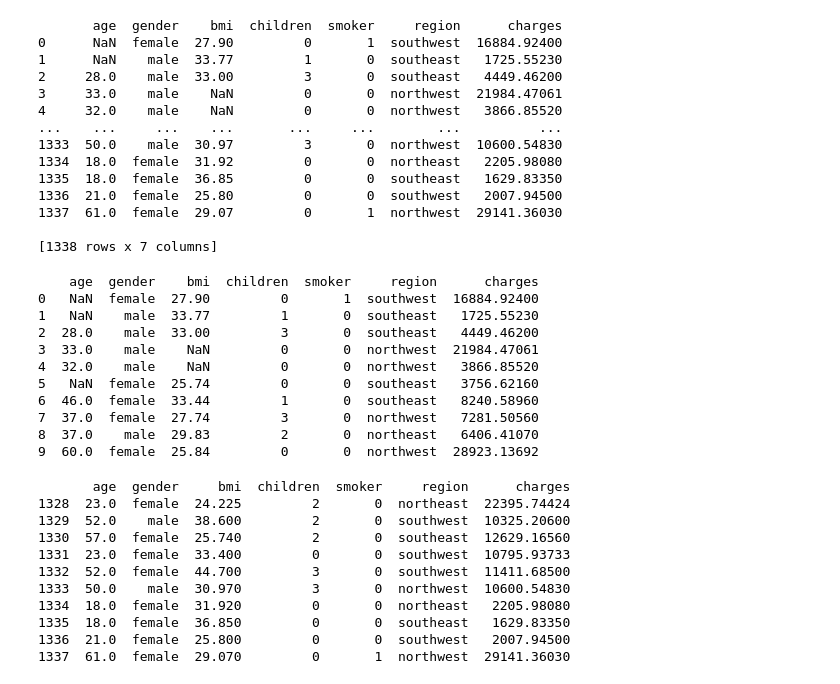
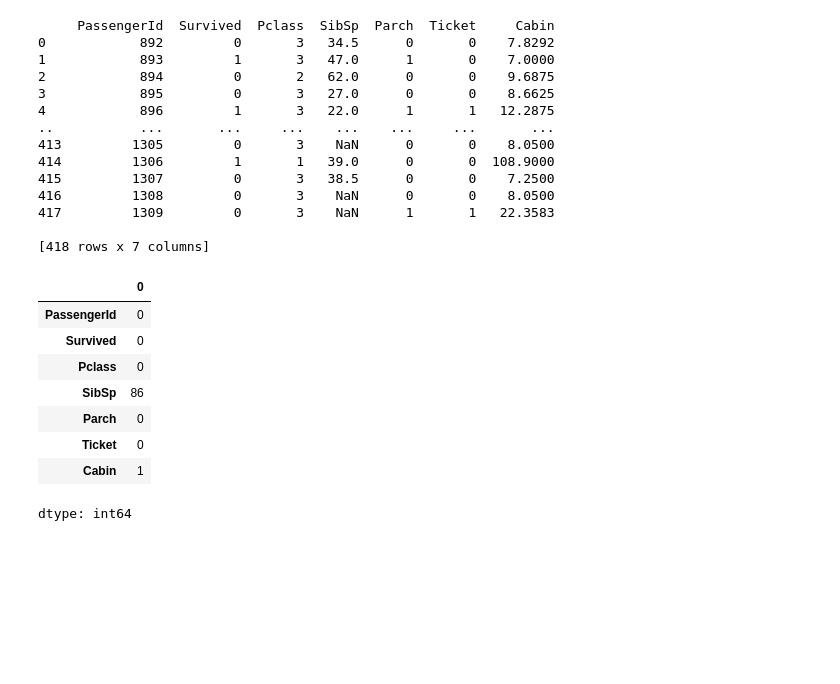
Before and after one commit to SThakur47/Food-Donation, a Jupyter notebook: chapter_appendix-tools-for-deep-learning/jupyter.ipynb, the cells around one changed output. Saved outputs shown, nothing was run; the diff lists cells and outputs as text; code cells hidden in the pictures; blank space fills up the shorter version.

```diff
--- a/chapter_appendix-tools-for-deep-learning/jupyter.ipynb
+++ b/chapter_appendix-tools-for-deep-learning/jupyter.ipynb
@@ -258,48 +154,21 @@ memory usage: 204.0 bytes
 # %%
-file1=pd.read_csv("/content/insurance.csv")
+# data preprocessing
+import pandas as pd
+
+file1 = pd.read_csv("/content/Titanic Dataset.csv")
 print(file1)
 # %% [output]
-       age  gender    bmi  children  smoker     region      charges
-0      NaN  female  27.90         0       1  southwest  16884.92400
-1      NaN    male  33.77         1       0  southeast   1725.55230
-2     28.0    male  33.00         3       0  southeast   4449.46200
-3     33.0    male    NaN         0       0  northwest  21984.47061
-4     32.0    male    NaN         0       0  northwest   3866.85520
-...    ...     ...    ...       ...     ...        ...          ...
-1333  50.0    male  30.97         3       0  northwest  10600.54830
-1334  18.0  female  31.92         0       0  northeast   2205.98080
-1335  18.0  female  36.85         0       0  southeast   1629.83350
-1336  21.0  female  25.80         0       0  southwest   2007.94500
-1337  61.0  female  29.07         0       1  northwest  29141.36030
+     PassengerId  Survived  Pclass  SibSp  Parch  Ticket     Cabin
+0            892         0       3   34.5      0       0    7.8292
+1            893         1       3   47.0      1       0    7.0000
+2            894         0       2   62.0      0       0    9.6875
+3            895         0       3   27.0      0       0    8.6625
+4            896         1       3   22.0      1       1   12.2875
+..           ...       ...     ...    ...    ...     ...       ...
+413         1305         0       3    NaN      0       0    8.0500
+414         1306         1       1   39.0      0       0  108.9000
+415         1307         0       3   38.5      0       0    7.2500
+416         1308         0       3    NaN      0       0    8.0500
+417         1309         0       3    NaN      1       1   22.3583
 
-[1338 rows x 7 columns]
+[418 rows x 7 columns]
-# %%
-print(file1.head(10))
-# first 10 record
-# %% [output]
-    age  gender    bmi  children  smoker     region      charges
-0   NaN  female  27.90         0       1  southwest  16884.92400
-1   NaN    male  33.77         1       0  southeast   1725.55230
-2  28.0    male  33.00         3       0  southeast   4449.46200
-3  33.0    male    NaN         0       0  northwest  21984.47061
-4  32.0    male    NaN         0       0  northwest   3866.85520
-5   NaN  female  25.74         0       0  southeast   3756.62160
-6  46.0  female  33.44         1       0  southeast   8240.58960
-7  37.0  female  27.74         3       0  northwest   7281.50560
-8  37.0    male  29.83         2       0  northeast   6406.41070
-9  60.0  female  25.84         0       0  northwest  28923.13692
-# %%
-print(file1.tail(10))
-# last 10 record
-# %% [output]
-       age  gender     bmi  children  smoker     region      charges
-1328  23.0  female  24.225         2       0  northeast  22395.74424
-1329  52.0    male  38.600         2       0  southwest  10325.20600
-1330  57.0  female  25.740         2       0  southeast  12629.16560
-1331  23.0  female  33.400         0       0  southwest  10795.93733
-1332  52.0  female  44.700         3       0  southwest  11411.68500
-1333  50.0    male  30.970         3       0  northwest  10600.54830
-1334  18.0  female  31.920         0       0  northeast   2205.98080
-1335  18.0  female  36.850         0       0  southeast   1629.83350
-1336  21.0  female  25.800         0       0  southwest   2007.94500
-1337  61.0  female  29.070         0       1  northwest  29141.36030
@@ -310,0 +175,13 @@ z.to_excel("file_first.xlsx")
+# %%
+# check how many null
+file1.isnull().sum()
+# %% [output]
+|  | 0 |
+| PassengerId | 0 |
+| Survived | 0 |
+| Pclass | 0 |
+| SibSp | 86 |
+| Parch | 0 |
+| Ticket | 0 |
+| Cabin | 1 |
+dtype: int64
```
Also changed, not shown: parts of 17 cells of this notebook.
